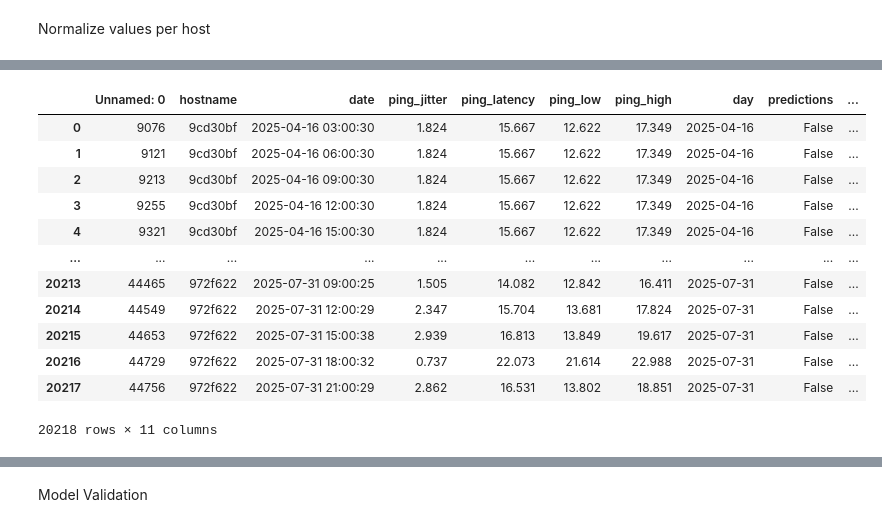
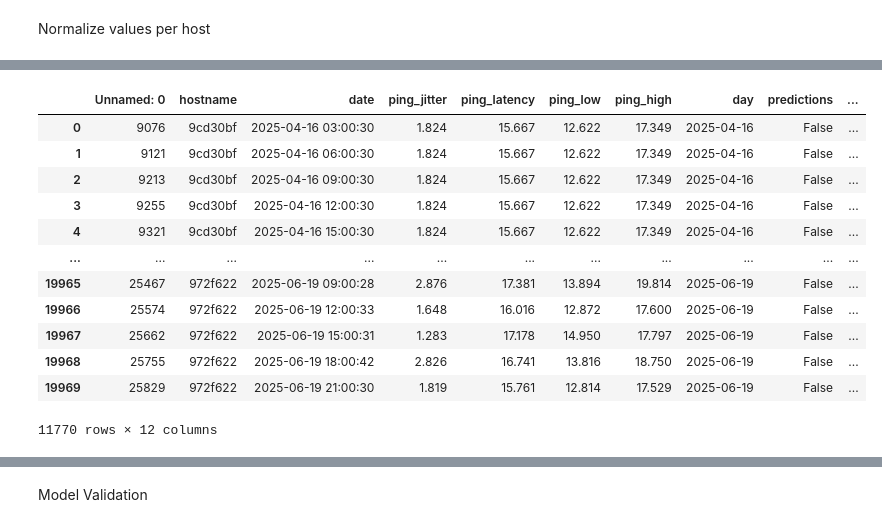
Before and after one commit to noise-course/course-project-Luca-W-D, a Jupyter notebook: step2.ipynb, the cells around one changed output, grey strips where cells are left out. Saved outputs shown, nothing was run; the diff lists cells and outputs as text; code cells hidden in the pictures.

Commit message:
train and test datasets

```diff
--- a/step2.ipynb
+++ b/step2.ipynb
@@ -114,3 +114,5 @@ time_filtered_df
 20218 rows × 10 columns
 # %% [markdown]
 Normalize values per host
+# %%
+tdf = time_filtered_df #for ease of naming
@@ -116,0 +121,12 @@ Normalize values per host
+# %%
+start_a = pd.Timestamp("2025-04-16")
+end_a   = pd.Timestamp("2025-06-20")
+
+start_b = pd.Timestamp("2025-07-01")
+end_b   = pd.Timestamp("2025-08-01")
+
+mask_a = (tdf["date"] >= start_a) & (tdf["date"] <= end_a)
+mask_b = (tdf["date"] >= start_b) & (tdf["date"] <= end_b)
+
+train = tdf[mask_a].copy()
+test = tdf[mask_b].copy()
@@ -117,22 +165,24 @@ Normalize values per host
 # %%
+# TRAIN NORMALIZATION
+
 #normalizing using Z-score for each hostname
-time_filtered_df["normalized_latency"] = time_filtered_df.groupby("hostname")["ping_latency"] \
+train["normalized_latency"] = train.groupby("hostname")["ping_latency"] \
                    .transform(lambda x: (x - x.mean()) / x.std())
 #subtracting by smallest Z-score such that normalized values are all positive
-time_filtered_df["normalized_latency"] = time_filtered_df["normalized_latency"] - time_filtered_df["normalized_latency"].min()
+train["normalized_latency"] = train["normalized_latency"] - train["normalized_latency"].min()
 # time_filtered_df[time_filtered_df["normalized_latency"] == 0]
-time_filtered_df
+train
 # %% [output]
 |  | Unnamed: 0 | hostname | date | ping_jitter | ping_latency | ping_low | ping_high | day | predictions | ... |
 | 0 | 9076 | 9cd30bf | 2025-04-16 03:00:30 | 1.824 | 15.667 | 12.622 | 17.349 | 2025-04-16 | False | ... |
 | 1 | 9121 | 9cd30bf | 2025-04-16 06:00:30 | 1.824 | 15.667 | 12.622 | 17.349 | 2025-04-16 | False | ... |
 | 2 | 9213 | 9cd30bf | 2025-04-16 09:00:30 | 1.824 | 15.667 | 12.622 | 17.349 | 2025-04-16 | False | ... |
 | 3 | 9255 | 9cd30bf | 2025-04-16 12:00:30 | 1.824 | 15.667 | 12.622 | 17.349 | 2025-04-16 | False | ... |
 | 4 | 9321 | 9cd30bf | 2025-04-16 15:00:30 | 1.824 | 15.667 | 12.622 | 17.349 | 2025-04-16 | False | ... |
 | ... | ... | ... | ... | ... | ... | ... | ... | ... | ... | ... |
-| 20213 | 44465 | 972f622 | 2025-07-31 09:00:25 | 1.505 | 14.082 | 12.842 | 16.411 | 2025-07-31 | False | ... |
-| 20214 | 44549 | 972f622 | 2025-07-31 12:00:29 | 2.347 | 15.704 | 13.681 | 17.824 | 2025-07-31 | False | ... |
-| 20215 | 44653 | 972f622 | 2025-07-31 15:00:38 | 2.939 | 16.813 | 13.849 | 19.617 | 2025-07-31 | False | ... |
-| 20216 | 44729 | 972f622 | 2025-07-31 18:00:32 | 0.737 | 22.073 | 21.614 | 22.988 | 2025-07-31 | False | ... |
-| 20217 | 44756 | 972f622 | 2025-07-31 21:00:29 | 2.862 | 16.531 | 13.802 | 18.851 | 2025-07-31 | False | ... |
+| 19965 | 25467 | 972f622 | 2025-06-19 09:00:28 | 2.876 | 17.381 | 13.894 | 19.814 | 2025-06-19 | False | ... |
+| 19966 | 25574 | 972f622 | 2025-06-19 12:00:33 | 1.648 | 16.016 | 12.872 | 17.600 | 2025-06-19 | False | ... |
+| 19967 | 25662 | 972f622 | 2025-06-19 15:00:31 | 1.283 | 17.178 | 14.950 | 17.797 | 2025-06-19 | False | ... |
+| 19968 | 25755 | 972f622 | 2025-06-19 18:00:42 | 2.826 | 16.741 | 13.816 | 18.750 | 2025-06-19 | False | ... |
+| 19969 | 25829 | 972f622 | 2025-06-19 21:00:30 | 1.819 | 15.761 | 12.814 | 17.529 | 2025-06-19 | False | ... |
-20218 rows × 11 columns
+11770 rows × 12 columns
```
Also changed, not shown: parts of 4 cells of this notebook.
